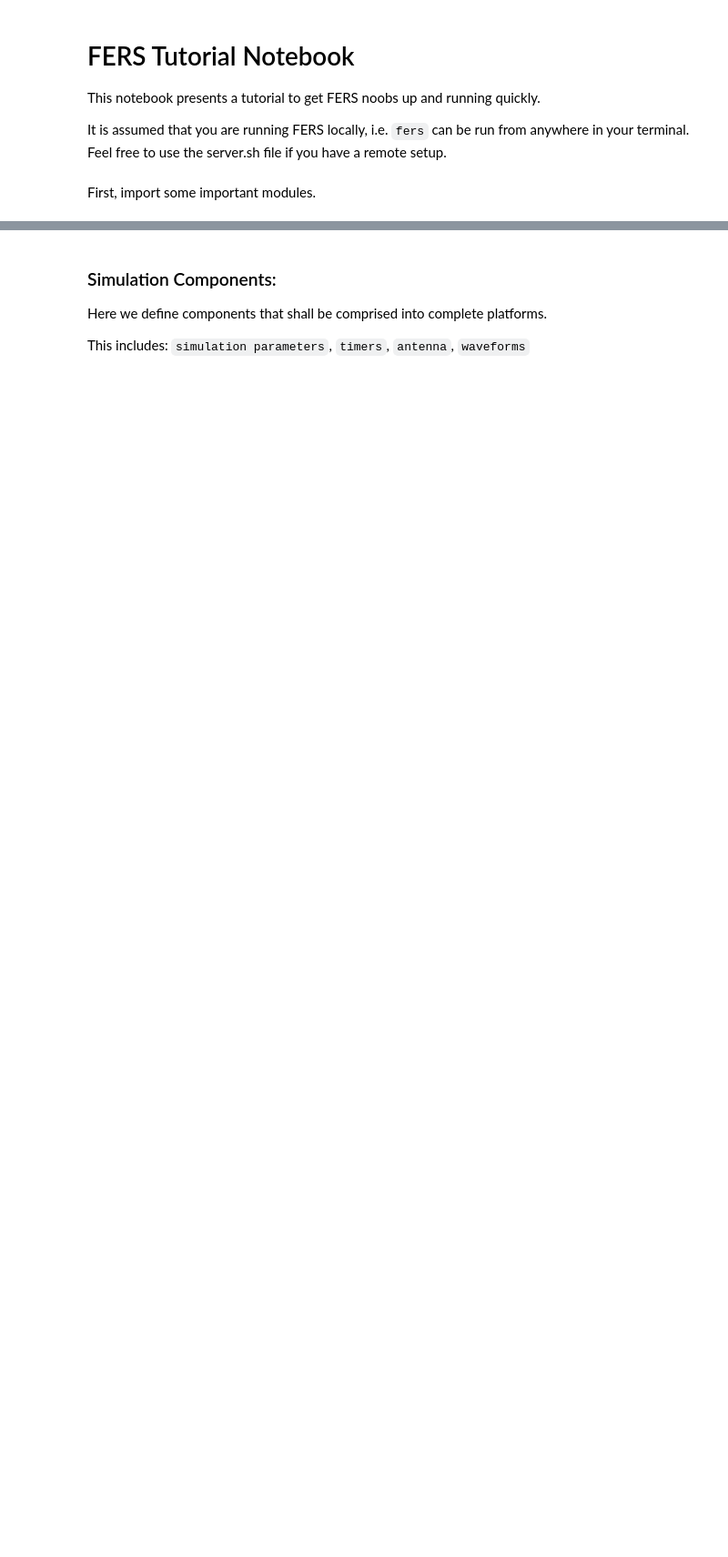
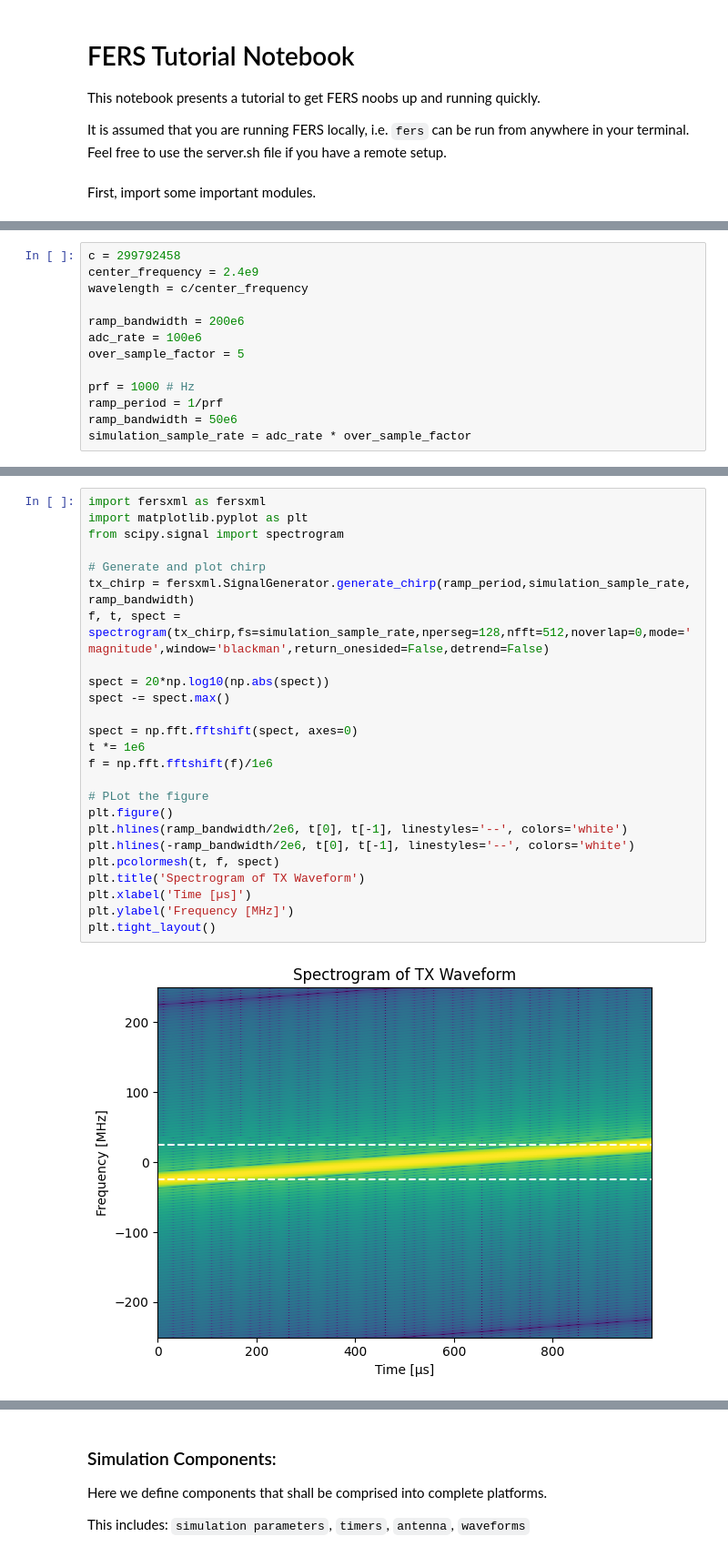
Before and after one commit to Grabt234/FERS, a Jupyter notebook: config_generators/tutorial_notebook.ipynb, the cells around one changed output, grey strips where cells are left out. Shown at 91% size. Drawn from its saved outputs; the diff is of its cells as text; blank space fills up the shorter version.

```diff
--- a/config_generators/tutorial_notebook.ipynb
+++ b/config_generators/tutorial_notebook.ipynb
@@ -13,0 +15,13 @@ from scipy.signal import spectrogram, decimate
+# %%
+c = 299792458
+center_frequency = 2.4e9
+wavelength = c/center_frequency
+
+ramp_bandwidth = 200e6
+adc_rate = 100e6
+over_sample_factor = 5
+
+prf = 1000 # Hz
+ramp_period = 1/prf
+ramp_bandwidth = 50e6
+simulation_sample_rate = adc_rate * over_sample_factor
@@ -13,0 +30,27 @@ from scipy.signal import spectrogram, decimate
+# %%
+import fersxml as fersxml
+import matplotlib.pyplot as plt
+from scipy.signal import spectrogram
+
+# Generate and plot chirp
+tx_chirp = fersxml.SignalGenerator.generate_chirp(ramp_period,simulation_sample_rate, ramp_bandwidth)
+f, t, spect = spectrogram(tx_chirp,fs=simulation_sample_rate,nperseg=128,nfft=512,noverlap=0,mode='magnitude',window='blackman',return_onesided=False,detrend=False)
+
+spect = 20*np.log10(np.abs(spect))
+spect -= spect.max()
+
+spect = np.fft.fftshift(spect, axes=0)
+t *= 1e6
+f = np.fft.fftshift(f)/1e6
+
+# PLot the figure
+plt.figure()
+plt.hlines(ramp_bandwidth/2e6, t[0], t[-1], linestyles='--', colors='white')
+plt.hlines(-ramp_bandwidth/2e6, t[0], t[-1], linestyles='--', colors='white')
+plt.pcolormesh(t, f, spect)
+plt.title('Spectrogram of TX Waveform')
+plt.xlabel('Time [µs]')
+plt.ylabel('Frequency [MHz]')
+plt.tight_layout()
+# %% [output]
+[figure, added]
```
Also changed, not shown: parts of 8 cells of this notebook, 1 other file.
